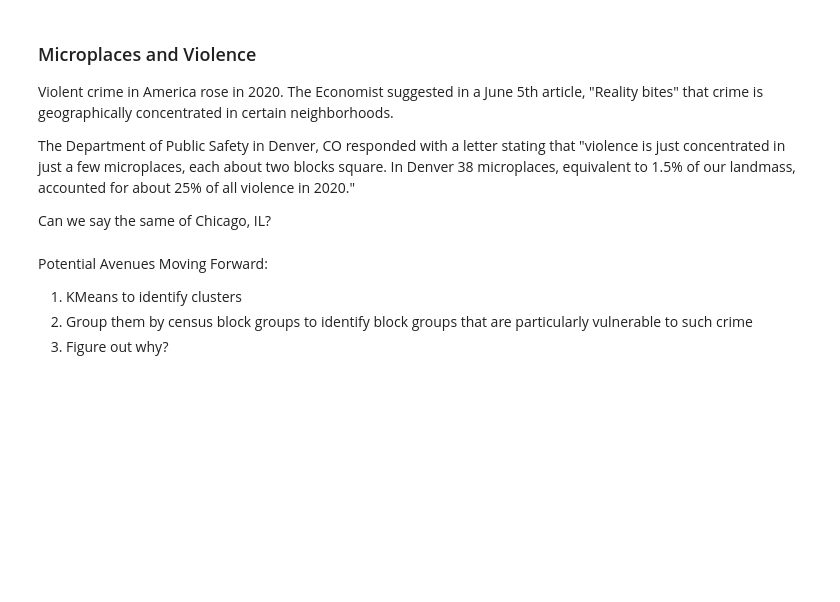
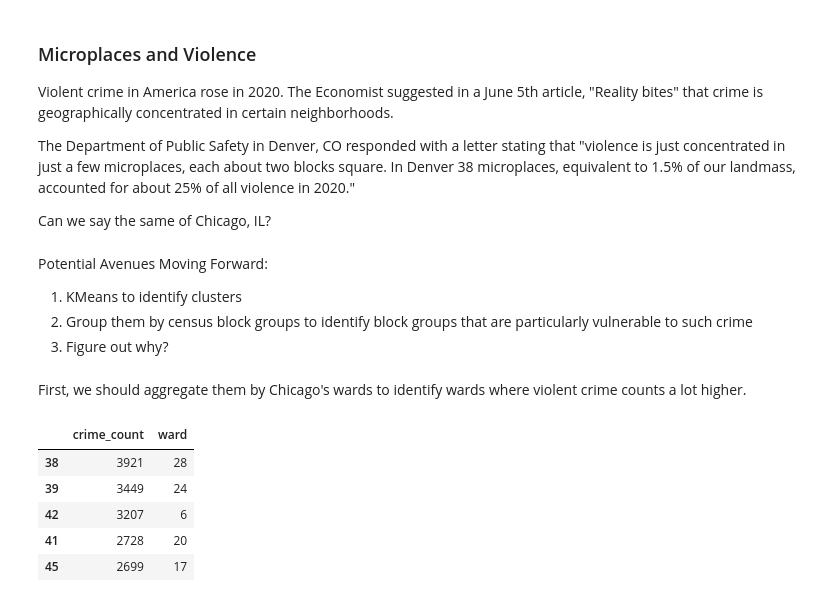
Before and after one commit to westerleyy/fidap, a Jupyter notebook: microplaces_violence.ipynb, the cells around one changed output. Drawn from its saved outputs; the diff is of its cells as text; code cells hidden in the pictures; blank space fills up the shorter version.

```diff
--- a/microplaces_violence.ipynb
+++ b/microplaces_violence.ipynb
@@ -30,3 +30,5 @@ Potential Avenues Moving Forward:
 1) KMeans to identify clusters
 2) Group them by census block groups to identify block groups that are particularly vulnerable to such crime
 3) Figure out why?
+# %% [markdown]
+First, we should aggregate them by Chicago's wards to identify wards where violent crime counts a lot higher.
@@ -32,0 +49,10 @@ Potential Avenues Moving Forward:
+# %%
+# wards with highest violent crime count
+chicago_violent_crime_2020_ward.sort_values(by = 'crime_count', ascending=False).head(n = 5)
+# %% [output]
+|  | crime_count | ward |
+| 38 | 3921 | 28 |
+| 39 | 3449 | 24 |
+| 42 | 3207 | 6 |
+| 41 | 2728 | 20 |
+| 45 | 2699 | 17 |
```
Also changed, not shown: parts of 8 cells of this notebook, 1 other file.
